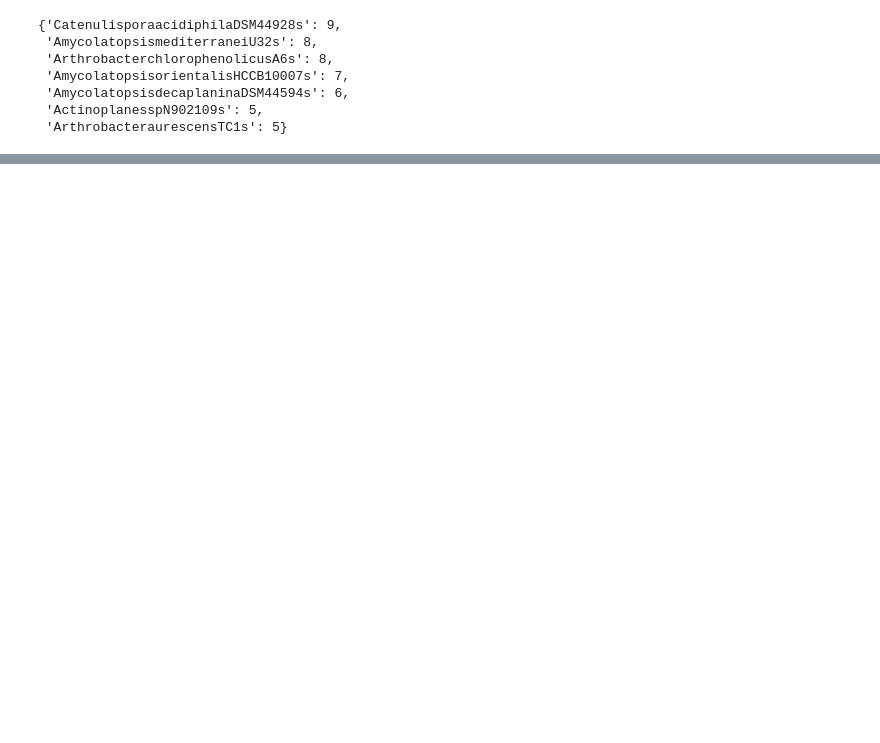
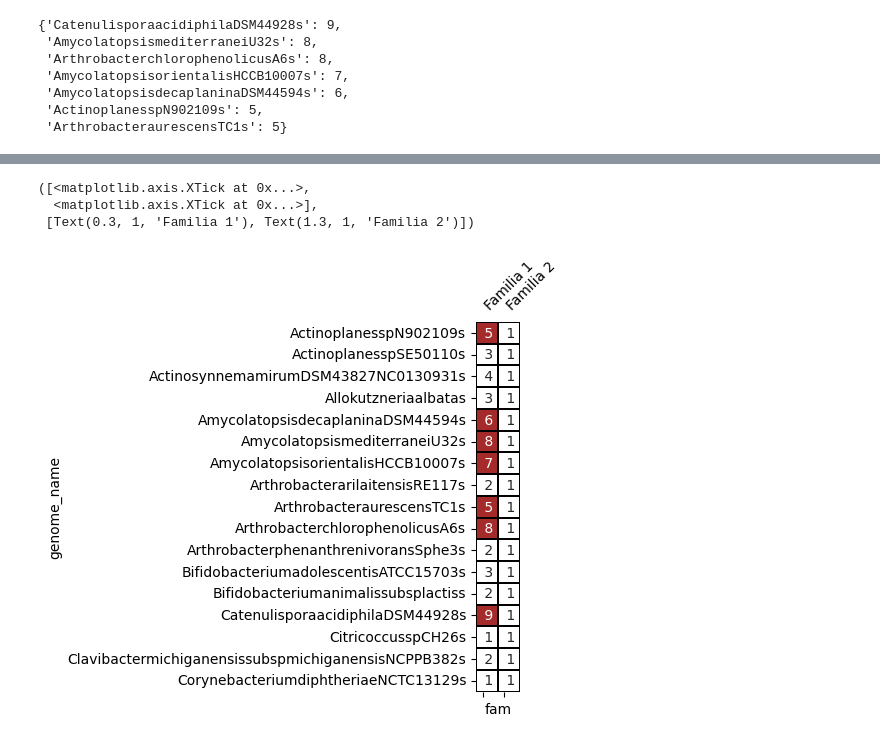
Before and after one commit to CsarMijangos/CsarPos, a Jupyter notebook: Jupyter_notebooks/Versión2.ipynb, the cells around one changed output, grey strips where cells are left out. Cells and saved outputs as stored; diff of their text form; code cells hidden in the pictures; blank space fills up the shorter version.

Commit message:
Se agrgó gráfica de familias expandidas a version2

```diff
--- a/Jupyter_notebooks/Versión2.ipynb
+++ b/Jupyter_notebooks/Versión2.ipynb
@@ -310,0 +285,3 @@ exp_genomes(DF_copies,exp_threshold(DF_copies))
+# %%
+DF_heat = DF_copies.pivot(index='genome_name', columns = 'fam', values = "copy_number")
+DF_heat
@@ -310,0 +308,19 @@ exp_genomes(DF_copies,exp_threshold(DF_copies))
+# %%
+cmap, norm = mcolors.from_levels_and_colors([1, 4.9, 10], ['white', 'brown'])
+ax = sns.heatmap(DF_heat, fmt = " ", cmap=cmap, annot = True,
+            cbar= False,linewidths=0.30, linecolor = "black", square = True, norm=norm)
+ax.tick_params(labelbottom=False,labeltop=True)
+plt.xticks(
+    ticks = [0.3,1.3],
+    rotation=45,
+    horizontalalignment='left',
+    fontweight='light',
+    labels = ["Familia 1", "Familia 2"]
+    #fontsize='x-large'
+)
+#plt.xticks(ticks = [0.5,1.5], labels = ["Familia 1", "Familia 2"], rotation = 45)
+# %% [output]
+([<matplotlib.axis.XTick at 0x...>,
+  <matplotlib.axis.XTick at 0x...>],
+ [Text(0.3, 1, 'Familia 1'), Text(1.3, 1, 'Familia 2')])
+[figure, added]
```
Also changed, not shown: parts of 13 cells of this notebook.
